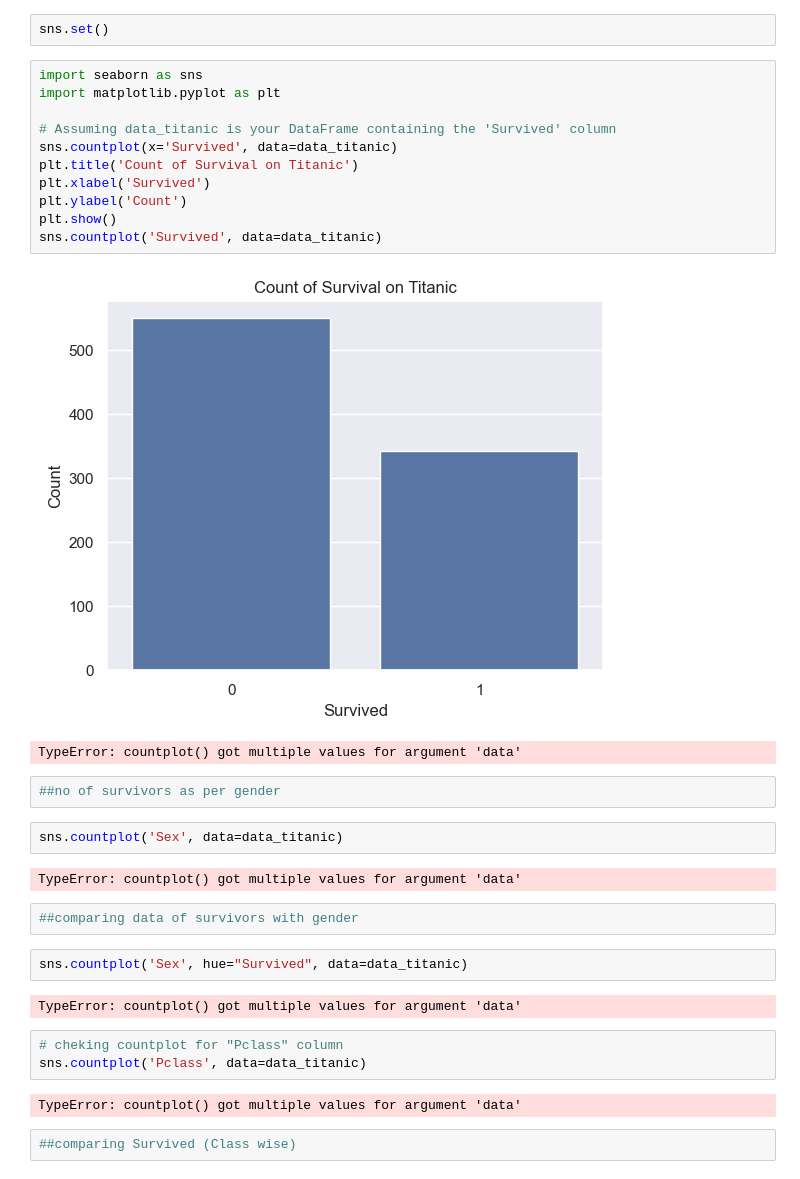
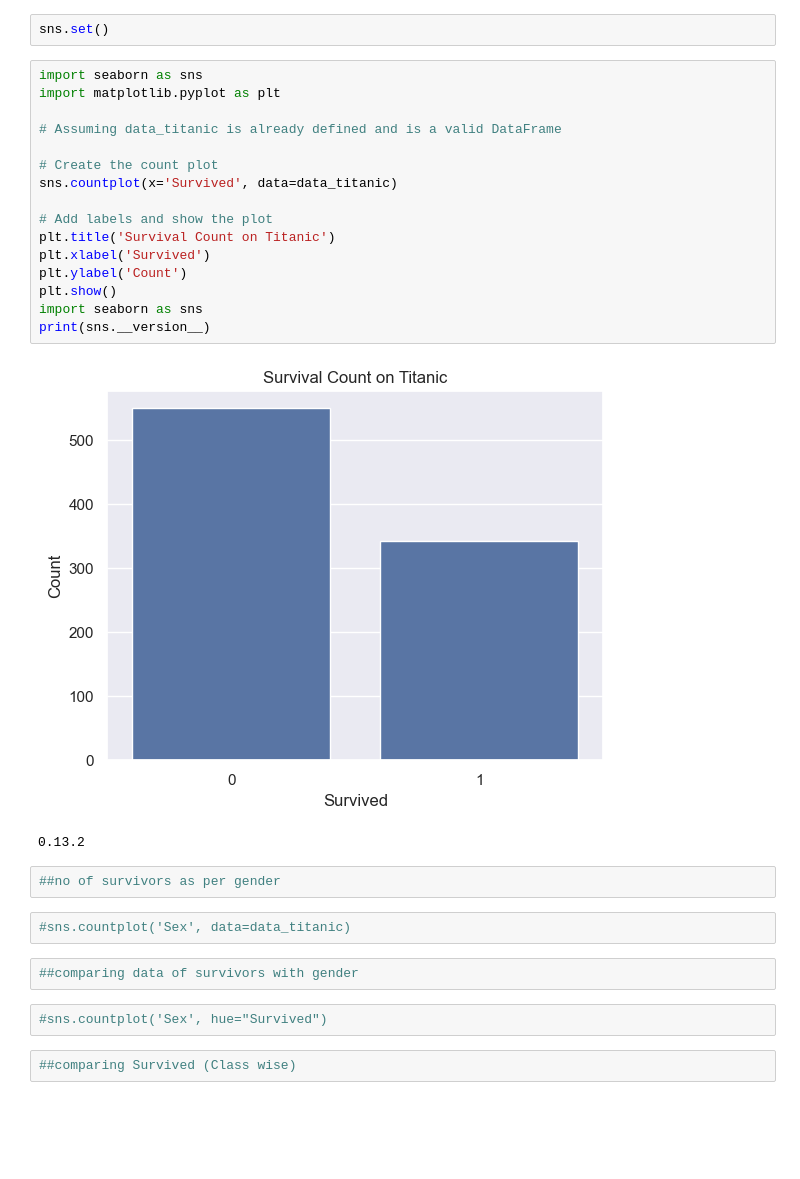
Before and after one commit to TombRaider885/Titanic-Survivor-Predictor-v2, a Jupyter notebook: Titanic Survivor Predictor v2.ipynb, the cells around one changed output. Cells and saved outputs as stored; diff of their text form; blank space fills up the shorter version.

```diff
--- a/Titanic Survivor Predictor v2.ipynb
+++ b/Titanic Survivor Predictor v2.ipynb
@@ -197,34 +197,30 @@ sns.set()
 # %%
 import seaborn as sns
 import matplotlib.pyplot as plt
 
-# Assuming data_titanic is your DataFrame containing the 'Survived' column
+# Assuming data_titanic is already defined and is a valid DataFrame
+
+# Create the count plot
 sns.countplot(x='Survived', data=data_titanic)
-plt.title('Count of Survival on Titanic')
+
+# Add labels and show the plot
+plt.title('Survival Count on Titanic')
 plt.xlabel('Survived')
 plt.ylabel('Count')
 plt.show()
-sns.countplot('Survived', data=data_titanic)
+import seaborn as sns
+print(sns.__version__)
 # %% [output]
-[figure, old version]
+[figure, new version]
-TypeError: countplot() got multiple values for argument 'data'
+0.13.2
 # %%
 ##no of survivors as per gender
 # %%
-sns.countplot('Sex', data=data_titanic)
+#sns.countplot('Sex', data=data_titanic)
-# %% [output]
-TypeError: countplot() got multiple values for argument 'data'
 # %%
 ##comparing data of survivors with gender
 # %%
-sns.countplot('Sex', hue="Survived", data=data_titanic)
+#sns.countplot('Sex', hue="Survived")
-# %% [output]
-TypeError: countplot() got multiple values for argument 'data'
-# %%
-# cheking countplot for "Pclass" column
-sns.countplot('Pclass', data=data_titanic)
-# %% [output]
-TypeError: countplot() got multiple values for argument 'data'
 # %%
 ##comparing Survived (Class wise)
 # %%
```
Also changed, not shown: parts of 2 cells of this notebook.
